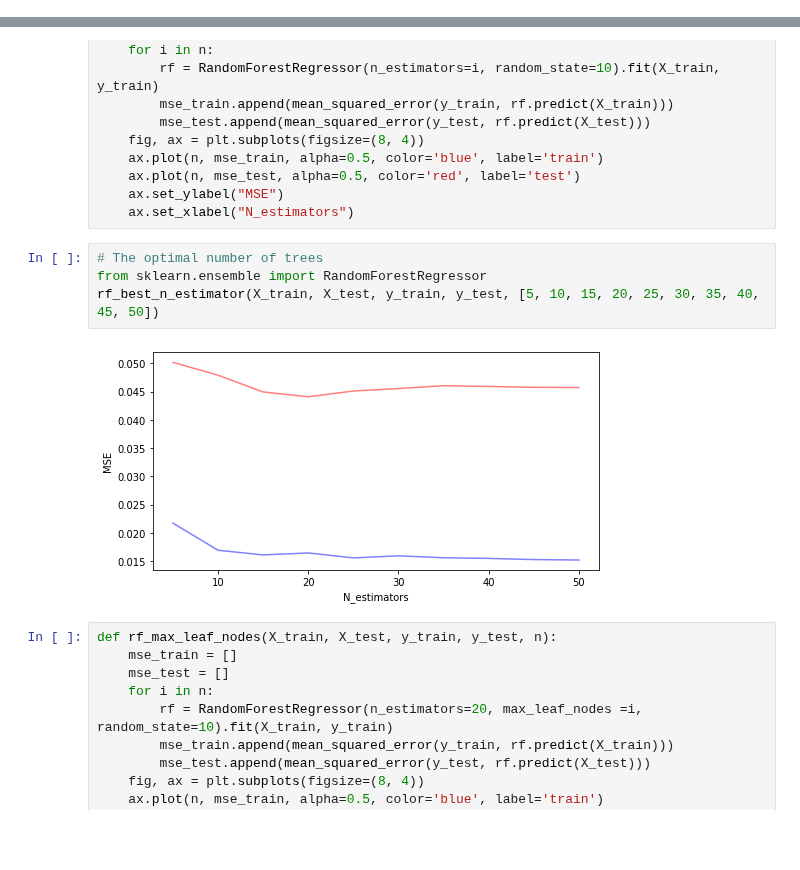
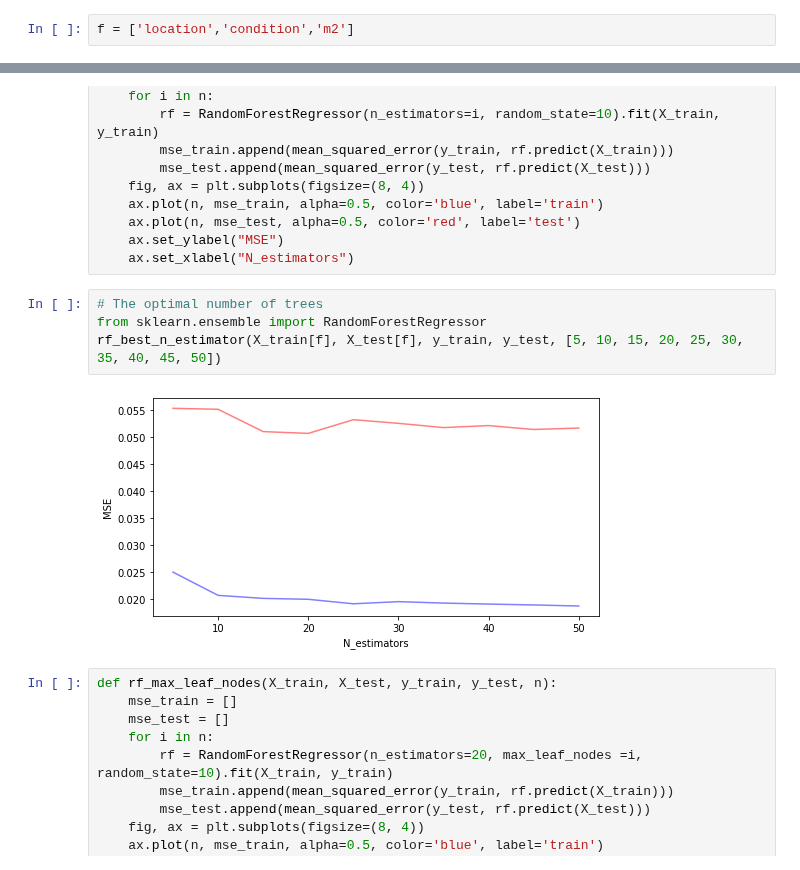
Before and after one commit to katerynakononova/ML, a Jupyter notebook: Python/03 Regression Tree & Random Forest.ipynb, the cells around one changed output, grey strips where cells are left out. Drawn from its saved outputs; the diff is of its cells as text; blank space fills up the shorter version.

```diff
--- a/Python/03 Regression Tree & Random Forest.ipynb
+++ b/Python/03 Regression Tree & Random Forest.ipynb
@@ -19,0 +25,2 @@ y_test = obj["y_test"]
+# %%
+f = ['location','condition','m2']
@@ -81,9 +96,9 @@ def rf_best_n_estimator(X_train, X_test, y_train, y_test, n):
 # %%
 # The optimal number of trees
 from sklearn.ensemble import RandomForestRegressor
-rf_best_n_estimator(X_train, X_test, y_train, y_test, [5, 10, 15, 20, 25, 30, 35, 40, 45, 50])
+rf_best_n_estimator(X_train[f], X_test[f], y_train, y_test, [5, 10, 15, 20, 25, 30, 35, 40, 45, 50])
 # %% [output]
-[figure, old version]
+[figure, new version]
 # %%
 def rf_max_leaf_nodes(X_train, X_test, y_train, y_test, n):
     mse_train = []
```
Also changed, not shown: parts of 29 cells of this notebook, 2 other files.
